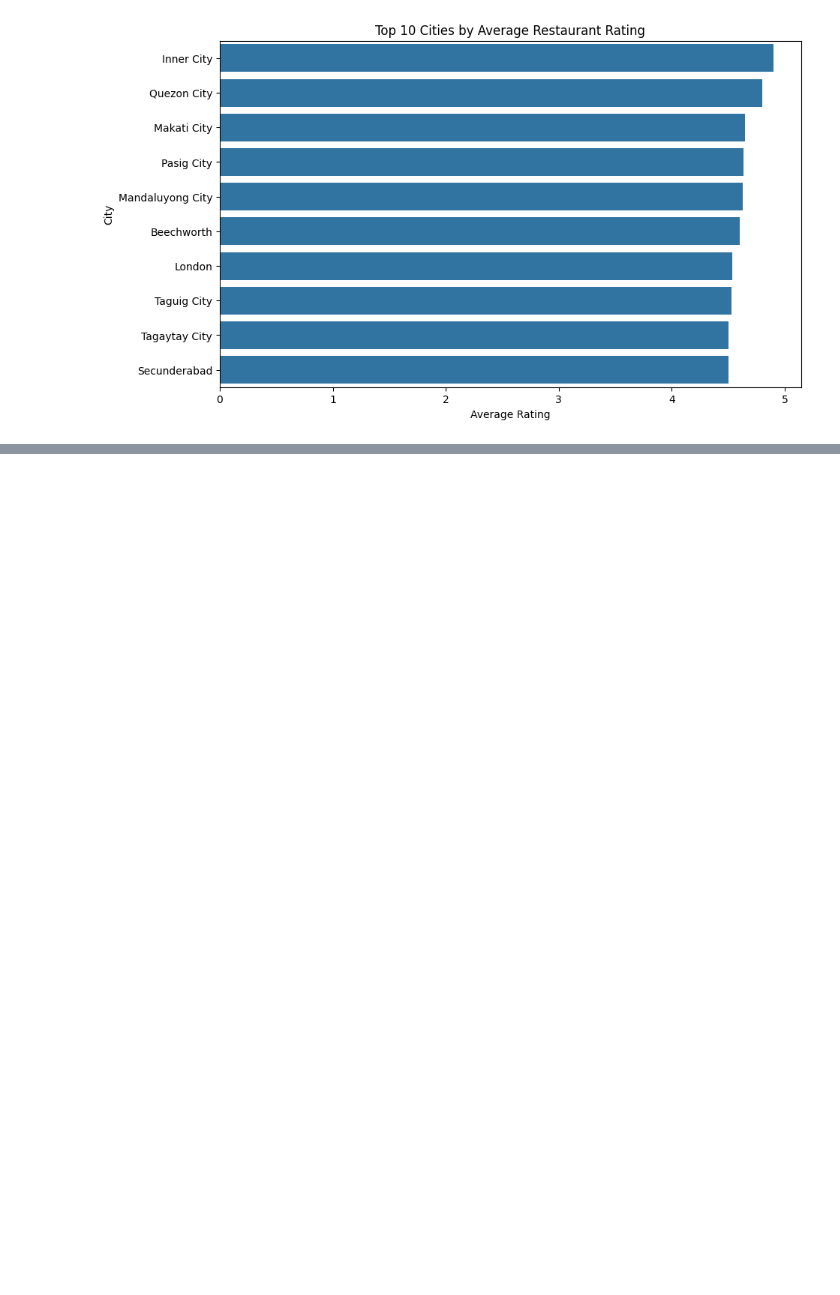
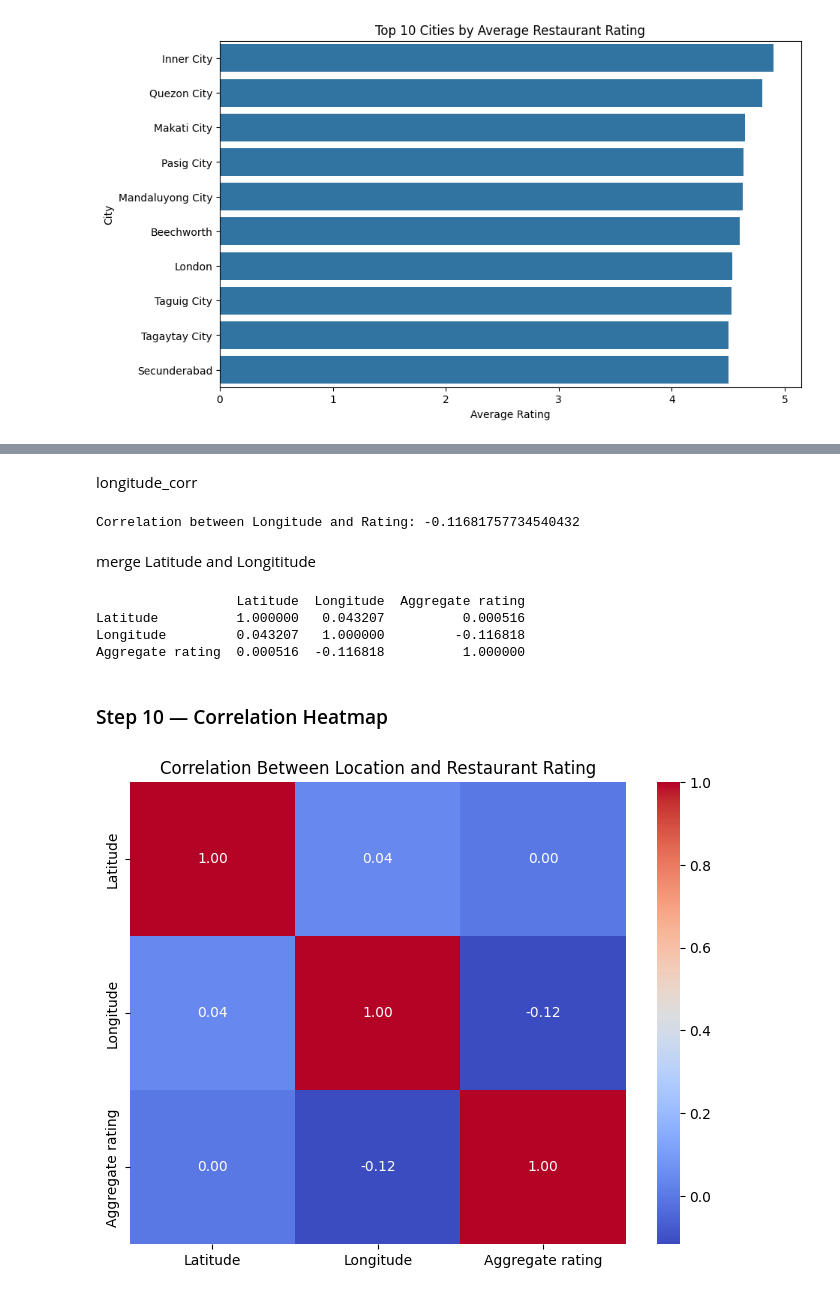
Before and after one commit to siddharth-kushwaha03/Cognifyz, a Jupyter notebook: Level_1_Task3/task3.ipynb, the cells around one changed output, grey strips where cells are left out. Cells and saved outputs as stored; diff of their text form; code cells hidden in the pictures; blank space fills up the shorter version.

```diff
--- a/Level_1_Task3/task3.ipynb
+++ b/Level_1_Task3/task3.ipynb
@@ -178,0 +187,33 @@ plt.show()
+# %% [markdown]
+longitude_corr
+# %%
+longitude_corr = df["Longitude"].corr(df["Aggregate rating"])
+
+print("Correlation between Longitude and Rating:", longitude_corr)
+# %% [output]
+Correlation between Longitude and Rating: -0.11681757734540432
+# %% [markdown]
+merge Latitude and Longititude
+# %%
+location_rating_corr = df[["Latitude", "Longitude", "Aggregate rating"]].corr()
+
+print(location_rating_corr)
+# %% [output]
+                  Latitude  Longitude  Aggregate rating
+Latitude          1.000000   0.043207          0.000516
+Longitude         0.043207   1.000000         -0.116818
+Aggregate rating  0.000516  -0.116818          1.000000
+# %% [markdown]
+### Step 10 — Correlation Heatmap
+# %%
+plt.figure(figsize=(8, 6))
+
+sns.heatmap(location_rating_corr,annot=True,cmap="coolwarm",
+    fmt=".2f"
+)
+
+plt.title("Correlation Between Location and Restaurant Rating")
+
+plt.show()
+# %% [output]
+[figure, added]
```
Also changed, not shown: parts of 4 cells of this notebook.
